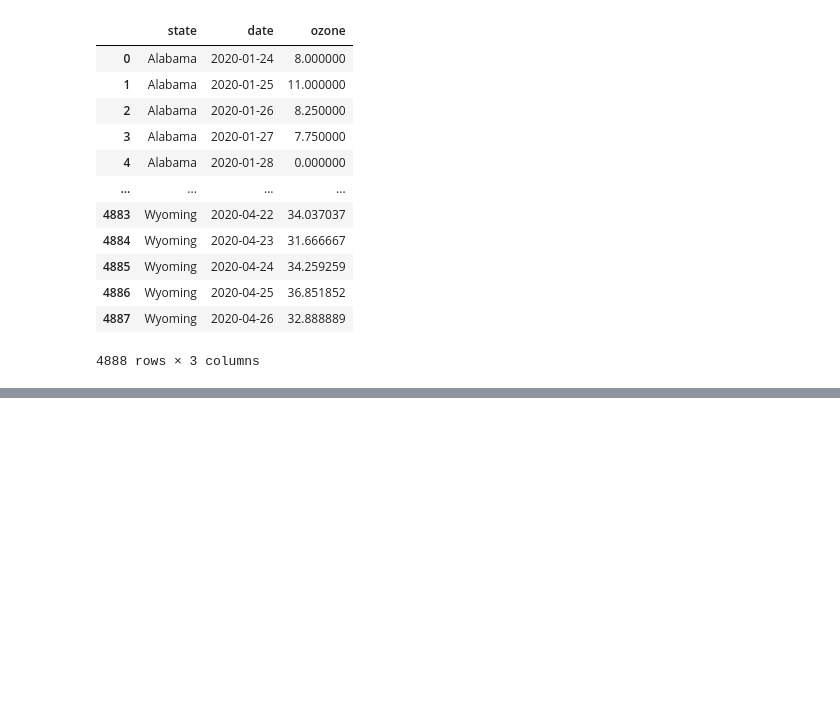
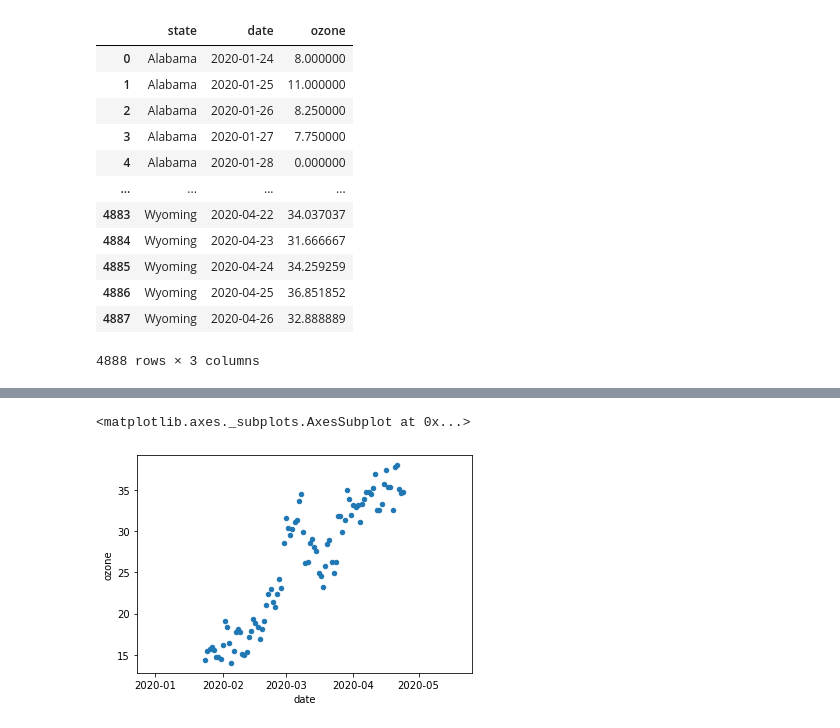
Before and after one commit to mkrish14/itcs6155_group14, a Jupyter notebook: Deliverable_4/kbs_covid_latestdata.ipynb, the cells around one changed output, grey strips where cells are left out. Saved outputs shown, nothing was run; the diff lists cells and outputs as text; code cells hidden in the pictures; blank space fills up the shorter version.

```diff
--- a/Deliverable_4/kbs_covid_latestdata.ipynb
+++ b/Deliverable_4/kbs_covid_latestdata.ipynb
@@ -398,0 +539,5 @@ df_aqi_update.to_csv('aqi_update.csv',header=True, index=False)
+# %%
+grouped_ozone.plot.scatter('date','ozone')
+# %% [output]
+<matplotlib.axes._subplots.AxesSubplot at 0x...>
+[figure, added]
```
Also changed, not shown: parts of 42 cells of this notebook.
